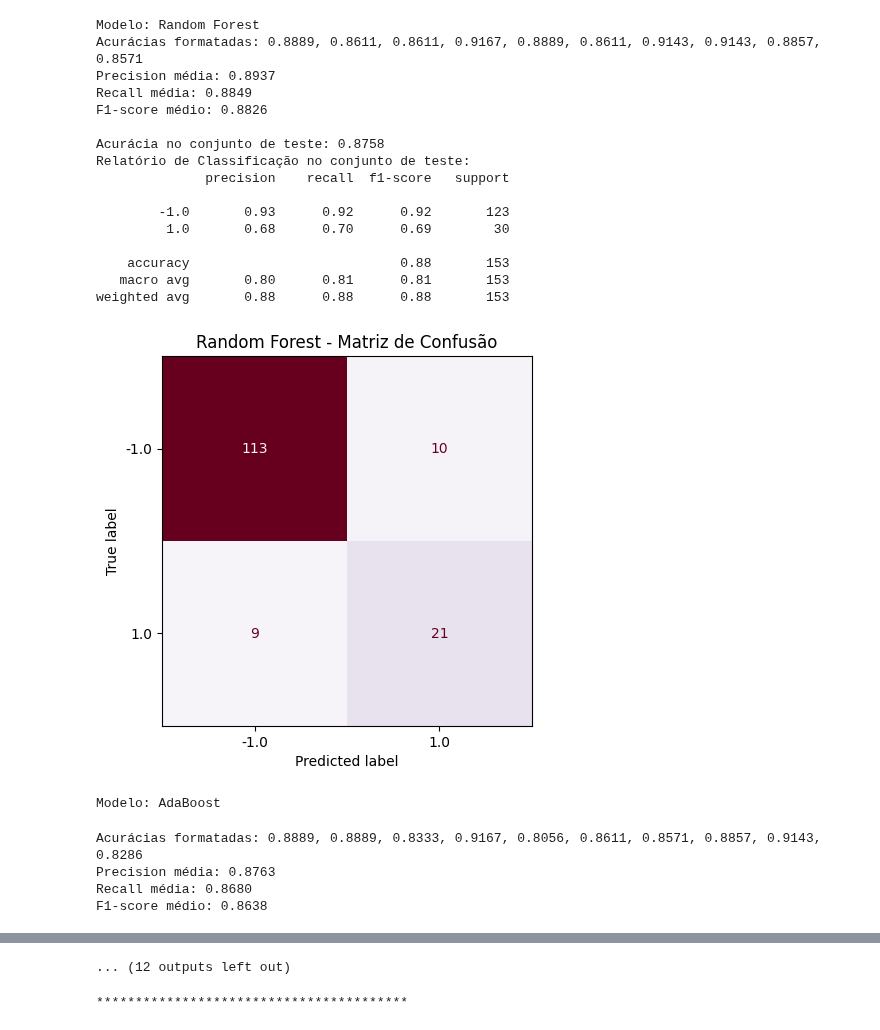
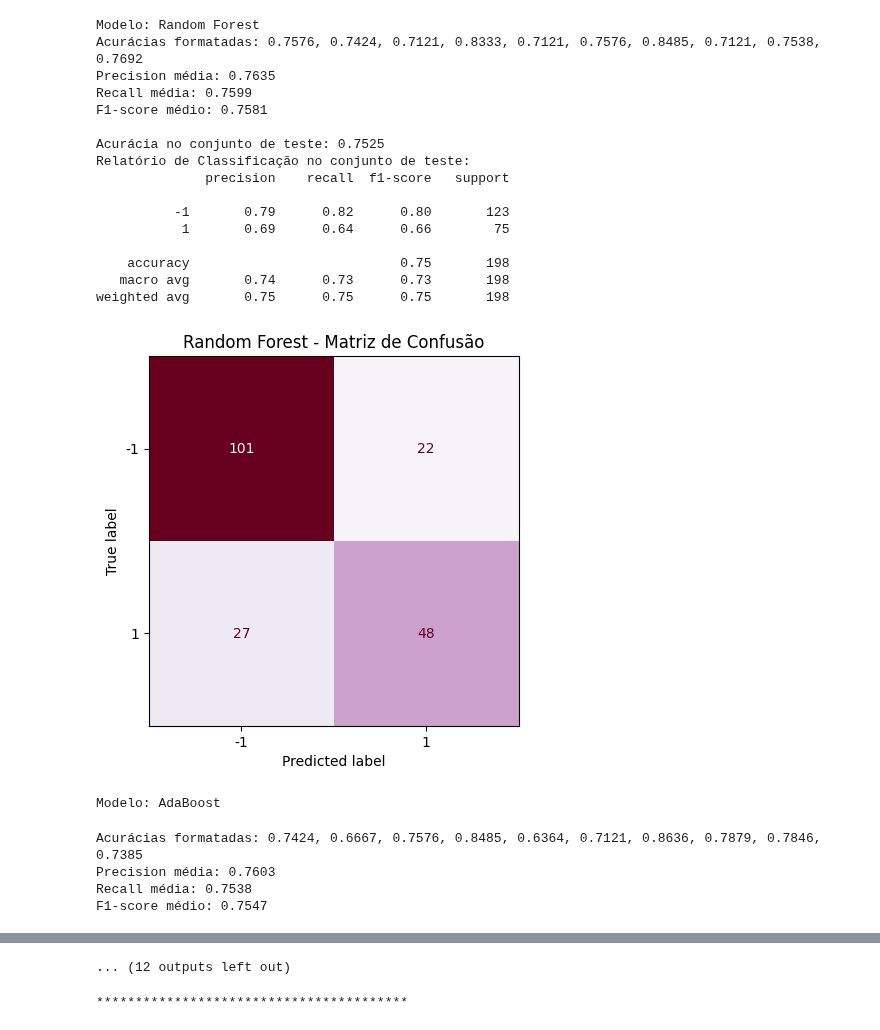
Before and after one commit to wanessabezerra/dataframe-bsi, a Jupyter notebook: dataframe-bsi/pca.ipynb, the cells around one changed output, grey strips where cells are left out. Drawn from its saved outputs; the diff is of its cells as text; code cells hidden in the pictures.

```diff
--- a/dataframe-bsi/pca.ipynb
+++ b/dataframe-bsi/pca.ipynb
@@ -20,11 +20,11 @@ import shap
 import joblib
 
 # Carregar os dados
-#df_dados = pd.read_csv('df_ORIGINAL_328.csv', sep=',')
-#df_dados = pd.read_csv('df_ORIGINAL_148.csv', sep=',')
-#df_dados = pd.read_csv('df_CONJUNTO_A.csv', sep=',')
-#df_dados = pd.read_csv('df_CONJUNTO_B.csv', sep=',')
-df_dados = pd.read_csv('df_CONJUNTO_C.csv', sep=',')
+#df = pd.read_csv('df_ORIGINAL_328.csv', sep=',')
+#df = pd.read_csv('df_ORIGINAL_148.csv', sep=',')
+df = pd.read_csv('df_CONJUNTO_A.csv', sep=',')
+#df = pd.read_csv('df_CONJUNTO_B.csv', sep=',')
+#df = pd.read_csv('df_CONJUNTO_C.csv', sep=',')
 
 # Substituir vírgulas por pontos em todas as colunas que podem conter números representados como strings
 df = df.replace(',', '.', regex=True)
@@ -46,28 +46,29 @@ column_names = [f"PCA{i}" for i in range(1, X_pca.shape[1] + 1)]
 df_pca = pd.DataFrame(data=X_pca, columns=column_names)
 
 # Dividir os dados em conjunto de treinamento e teste
-X_train, X_test, y_train, y_test = train_test_split(df_pca, y, test_size=0.3, random_state=95, stratify=y)
+X_train, X_test, y_train, y_test = train_test_split(df_pca, y, test_size=0.3, random_state=42, stratify=y)
 
 # Configurar a validação cruzada estratificada com 10 pastas
-kf = StratifiedKFold(n_splits=10, shuffle=True, random_state=95)
+kf = StratifiedKFold(n_splits=10, shuffle=True, random_state=42)
 
 # Definir os classificadores
 classifiers = {
-    'Logistic Regression': LogisticRegression(random_state=95, max_iter=2000, solver='liblinear', C=1.0),
-    'SVM': SVC(probability=True, random_state=95, kernel='rbf'),
-    'Random Forest': RandomForestClassifier(random_state=95, n_estimators=100),
-    'AdaBoost': AdaBoostClassifier(random_state=95, n_estimators=100),
-    'Neural Network': MLPClassifier(random_state=95, max_iter=2000),
+    'Logistic Regression': LogisticRegression(random_state=42, max_iter=2000, solver='liblinear', C=1.0),
+    'SVM': SVC(probability=True, random_state=42, kernel='rbf'),
+    'Random Forest': RandomForestClassifier(random_state=42, n_estimators=100),
+    'AdaBoost': AdaBoostClassifier(random_state=42, n_estimators=100),
+    'Neural Network': MLPClassifier(random_state=42, max_iter=2000),
     'QDA': QuadraticDiscriminantAnalysis(),
-    'Gaussian Process': GaussianProcessClassifier(kernel=RBF(length_scale=1.0), random_state=95),
+    'Gaussian Process': GaussianProcessClassifier(kernel=RBF(length_scale=1.0), random_state=42),
     'KNN': KNeighborsClassifier(n_neighbors=5),
-    'Decision Tree': DecisionTreeClassifier(random_state=95),
+    'Decision Tree': DecisionTreeClassifier(random_state=42),
     'Naive Bayes': GaussianNB()
 }
 
 # Avaliar cada classificador
 results = {}
-base_results = {'sua_base': 'df_CONJUNTO_C', 'base_pca': 'PCA aplicada'}
+metrics_results = []
+base_results = {'sua_base': 'df_CONJUNTO_A', 'base_pca': 'PCA aplicada'}
 
 for name, clf in classifiers.items():
     print(f"\nModelo: {name}")
@@ -75,8 +76,8 @@ for name, clf in classifiers.items():
     # Validação cruzada
     cv_results = cross_validate(
         clf,
-        X_train,
-        y_train,
+        X_pca,
+        y,
         cv=kf,
         scoring=['accuracy', 'precision_weighted', 'recall_weighted', 'f1_weighted'],
         return_train_score=False
@@ -87,6 +88,14 @@ for name, clf in classifiers.items():
     print(f"Precision média: {cv_results['test_precision_weighted'].mean():.4f}")
     print(f"Recall média: {cv_results['test_recall_weighted'].mean():.4f}")
     print(f"F1-score médio: {cv_results['test_f1_weighted'].mean():.4f}")
+
+    metrics_results.append({
+    'Classifier': name,
+    'Mean Accuracy': round(cv_results['test_accuracy'].mean(), 4),
+    'Mean Precision': round(cv_results['test_precision_weighted'].mean(), 4),
+    'Mean Recall': round(cv_results['test_recall_weighted'].mean(), 4),
+    'Mean F1-score': round(cv_results['test_f1_weighted'].mean(), 4)
+    })
 
     # Treinar o modelo
     clf.fit(X_train, y_train)
@@ -125,11 +134,15 @@ for name, clf in classifiers.items():
 base_results_df = pd.DataFrame([base_results])
 base_results_df.to_csv('base_results.csv', mode='a', index=False, header=not pd.io.common.file_exists('base_results.csv'))
 
+# Salvar as métricas médias em um arquivo CSV
+metrics_df = pd.DataFrame(metrics_results)
+metrics_df.to_csv('metrics_results.csv', mode='a', index=False, header=not pd.io.common.file_exists('metrics_results.csv'))
+
 # Análise com SHAP para Logistic Regression como exemplo
 explainer = shap.LinearExplainer(classifiers['Logistic Regression'], X_train)
 shap_values = explainer.shap_values(X_test)
 
-shap.summary_plot(shap_values, X_tes t, feature_names=column_names)
+shap.summary_plot(shap_values, X_test, feature_names=column_names)
 shap.summary_plot(shap_values, X_test, feature_names=column_names, plot_type="bar")
 # %% [output]
 Modelo: Logistic Regression
@@ -169,22 +182,22 @@ weighted avg       0.91      0.90      0.90       153
 Modelo: Random Forest
-Acurácias formatadas: 0.8889, 0.8611, 0.8611, 0.9167, 0.8889, 0.8611, 0.9143, 0.9143, 0.8857, 0.8571
-Precision média: 0.8937
-Recall média: 0.8849
-F1-score médio: 0.8826
+Acurácias formatadas: 0.7576, 0.7424, 0.7121, 0.8333, 0.7121, 0.7576, 0.8485, 0.7121, 0.7538, 0.7692
+Precision média: 0.7635
+Recall média: 0.7599
+F1-score médio: 0.7581
 
-Acurácia no conjunto de teste: 0.8758
+Acurácia no conjunto de teste: 0.7525
 Relatório de Classificação no conjunto de teste:
               precision    recall  f1-score   support
 
-        -1.0       0.93      0.92      0.92       123
-         1.0       0.68      0.70      0.69        30
+          -1       0.79      0.82      0.80       123
+           1       0.69      0.64      0.66        75
 
-    accuracy                           0.88       153
-   macro avg       0.80      0.81      0.81       153
-weighted avg       0.88      0.88      0.88       153
+    accuracy                           0.75       198
+   macro avg       0.74      0.73      0.73       198
+weighted avg       0.75      0.75      0.75       198
-[figure, old version]
+[figure, new version]
 Modelo: AdaBoost
-Acurácias formatadas: 0.8889, 0.8889, 0.8333, 0.9167, 0.8056, 0.8611, 0.8571, 0.8857, 0.9143, 0.8286
-Precision média: 0.8763
-Recall média: 0.8680
-F1-score médio: 0.8638
+Acurácias formatadas: 0.7424, 0.6667, 0.7576, 0.8485, 0.6364, 0.7121, 0.8636, 0.7879, 0.7846, 0.7385
+Precision média: 0.7603
+Recall média: 0.7538
+F1-score médio: 0.7547
```
Also changed, not shown: parts of 2 cells of this notebook, 1 other file.
